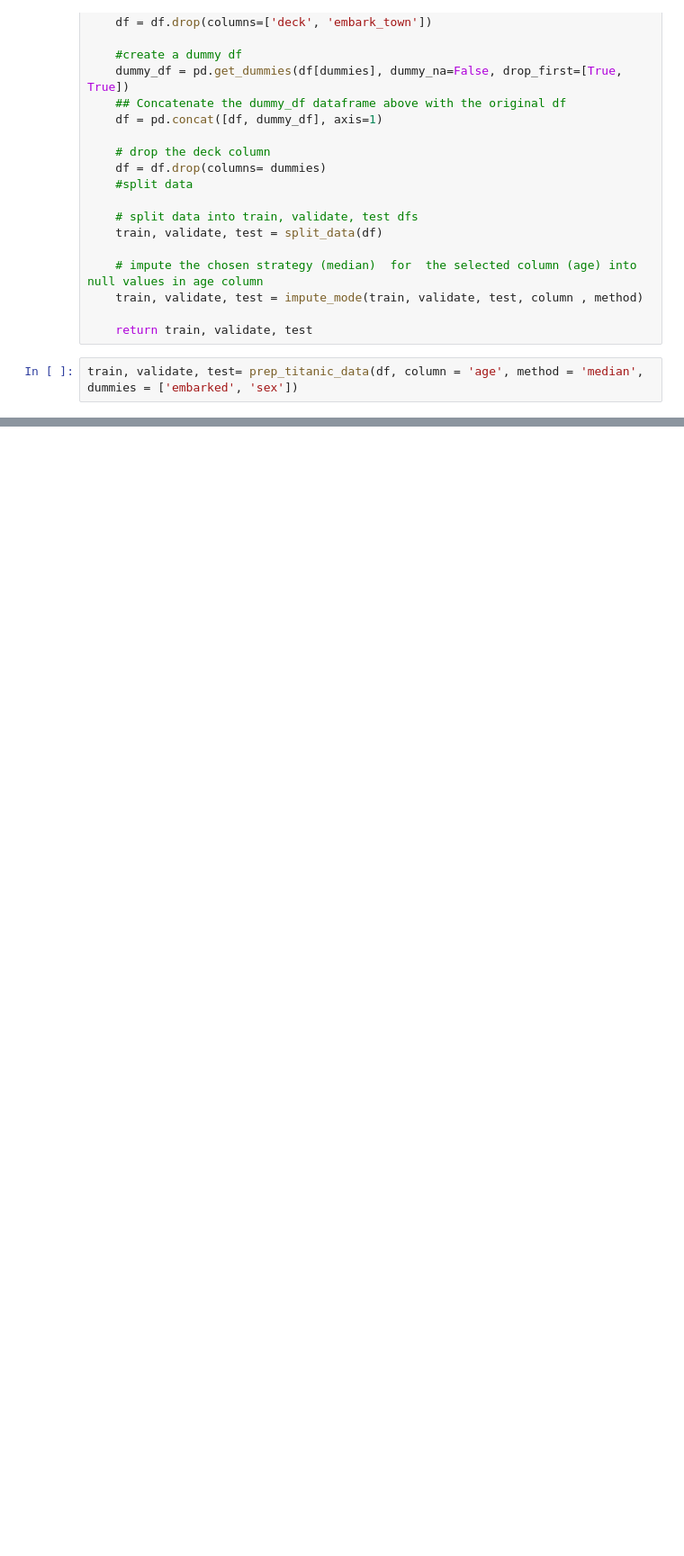
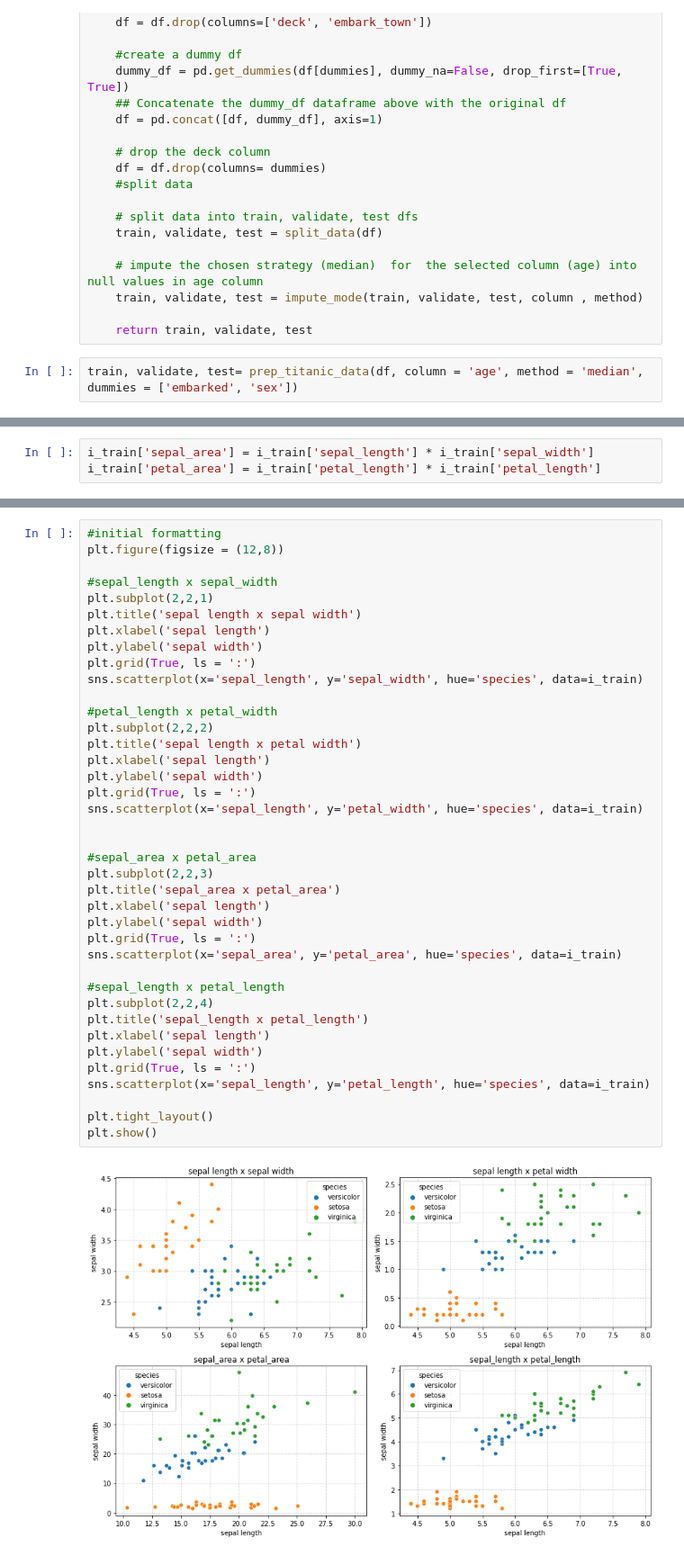
Before and after one commit to cindyvillanuevads/classification-exercises, a Jupyter notebook: classification_exercises.ipynb, the cells around one changed output, grey strips where cells are left out. Shown at 90% size. Drawn from its saved outputs; the diff is of its cells as text; blank space fills up the shorter version.

```diff
--- a/classification_exercises.ipynb
+++ b/classification_exercises.ipynb
@@ -847,0 +973,3 @@ test -> (179, 13)
+# %%
+i_train['sepal_area'] = i_train['sepal_length'] * i_train['sepal_width']
+i_train['petal_area'] = i_train['petal_length'] * i_train['petal_length']
@@ -847,0 +985,41 @@ test -> (179, 13)
+# %%
+#initial formatting
+plt.figure(figsize = (12,8))
+
+#sepal_length x sepal_width
+plt.subplot(2,2,1)
+plt.title('sepal length x sepal width')
+plt.xlabel('sepal length')
+plt.ylabel('sepal width')
+plt.grid(True, ls = ':')
+sns.scatterplot(x='sepal_length', y='sepal_width', hue='species', data=i_train)
+
+#petal_length x petal_width
+plt.subplot(2,2,2)
+plt.title('sepal length x petal width')
+plt.xlabel('sepal length')
+plt.ylabel('sepal width')
+plt.grid(True, ls = ':')
+sns.scatterplot(x='sepal_length', y='petal_width', hue='species', data=i_train)
+
+
+#sepal_area x petal_area
+plt.subplot(2,2,3)
+plt.title('sepal_area x petal_area')
+plt.xlabel('sepal length')
+plt.ylabel('sepal width')
+plt.grid(True, ls = ':')
+sns.scatterplot(x='sepal_area', y='petal_area', hue='species', data=i_train)
+
+#sepal_length x petal_length
+plt.subplot(2,2,4)
+plt.title('sepal_length x petal_length')
+plt.xlabel('sepal length')
+plt.ylabel('sepal width')
+plt.grid(True, ls = ':')
+sns.scatterplot(x='sepal_length', y='petal_length', hue='species', data=i_train)
+
+plt.tight_layout()
+plt.show()
+# %% [output]
+[figure, added]
```
Also changed, not shown: parts of 109 cells of this notebook.
